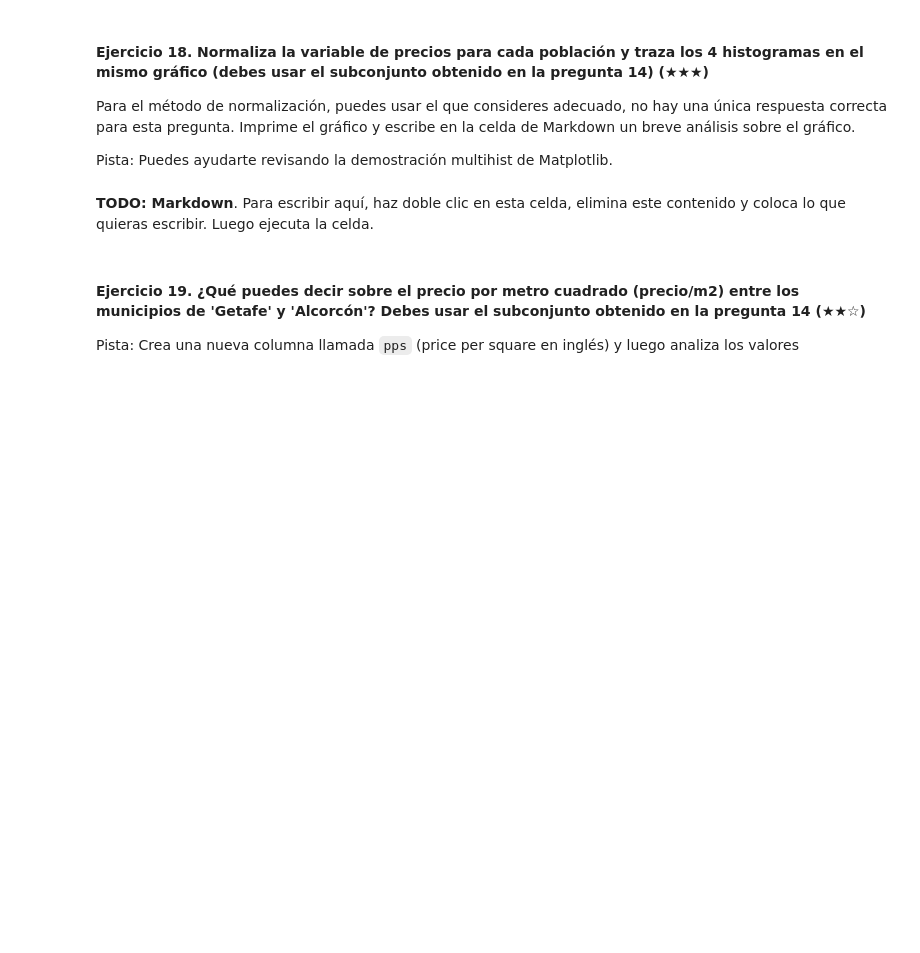
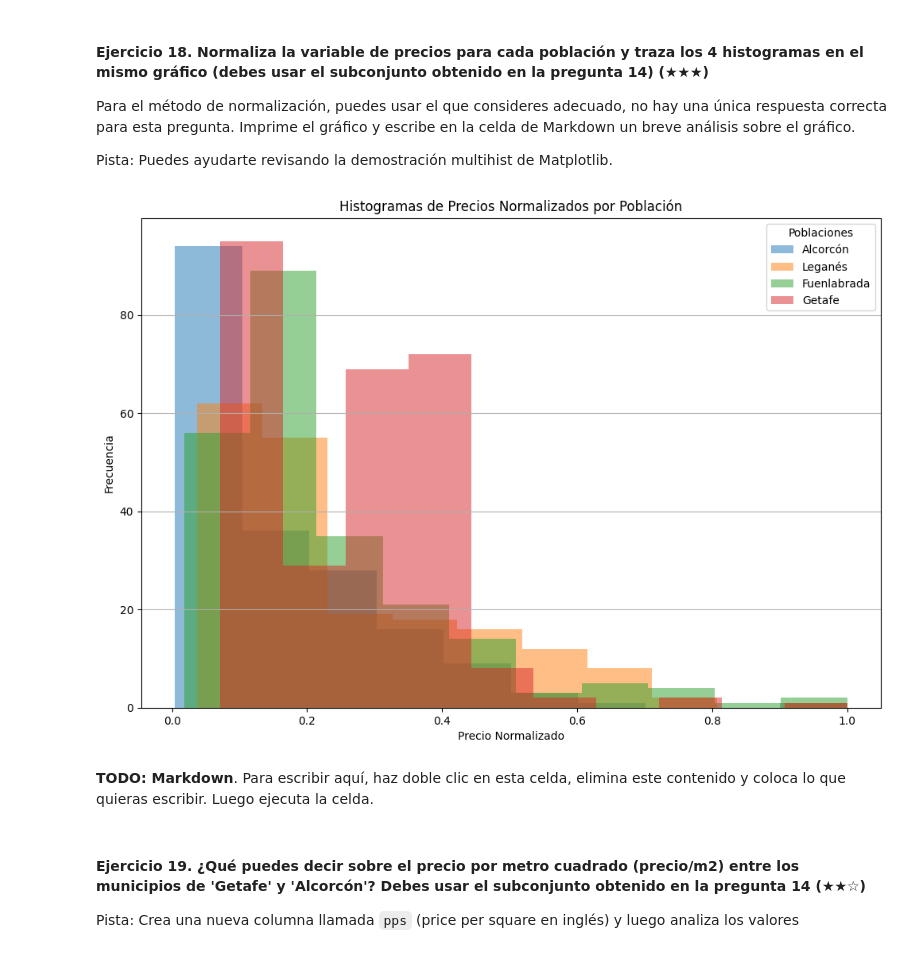
Before and after one commit to 4GeeksAcademy/realestate-datacleanup-exercise.v.04, a Jupyter notebook: project.es.ipynb, the cells around one changed output. Cells and saved outputs as stored; diff of their text form; code cells hidden in the pictures; blank space fills up the shorter version.

```diff
--- a/project.es.ipynb
+++ b/project.es.ipynb
@@ -147,7 +372,34 @@ Para el método de normalización, puedes usar el que consideres adecuado, no ha
 
 Pista: Puedes ayudarte revisando la demostración multihist de Matplotlib.
 # %%
-# TODO
+def normalizar_precios(x):
+    if x.max() - x.min() == 0:
+        return pd.Series([0] * len(x))
+    else:
+        return (x - x.min()) / (x.max() - x.min())
+
+cinturon_sur = cinturon_sur.copy()
+
+cinturon_sur['precio_normalizado'] = cinturon_sur.groupby('level5')['price'].transform(normalizar_precios)
+
+cinturon_sur = cinturon_sur[cinturon_sur['precio_normalizado'] != 0]
+
+plt.figure(figsize=(12, 8))
+
+for poblacion in cinturon_sur['level5'].unique():
+    data = cinturon_sur[cinturon_sur['level5'] == poblacion]['precio_normalizado']
+    if not data.empty and data.nunique() > 1:
+        plt.hist(data, bins=10, alpha=0.5, label=poblacion)
+
+plt.title('Histogramas de Precios Normalizados por Población')
+plt.xlabel('Precio Normalizado')
+plt.ylabel('Frecuencia')
+plt.legend(title='Poblaciones')
+plt.grid(axis='y')
+
+plt.show()
+# %% [output]
+[figure, added]
 # %% [markdown]
 **TODO: Markdown**. Para escribir aquí, haz doble clic en esta celda, elimina este contenido y coloca lo que quieras escribir. Luego ejecuta la celda.
 # %% [markdown]
```
Also changed, not shown: parts of 24 cells of this notebook.
